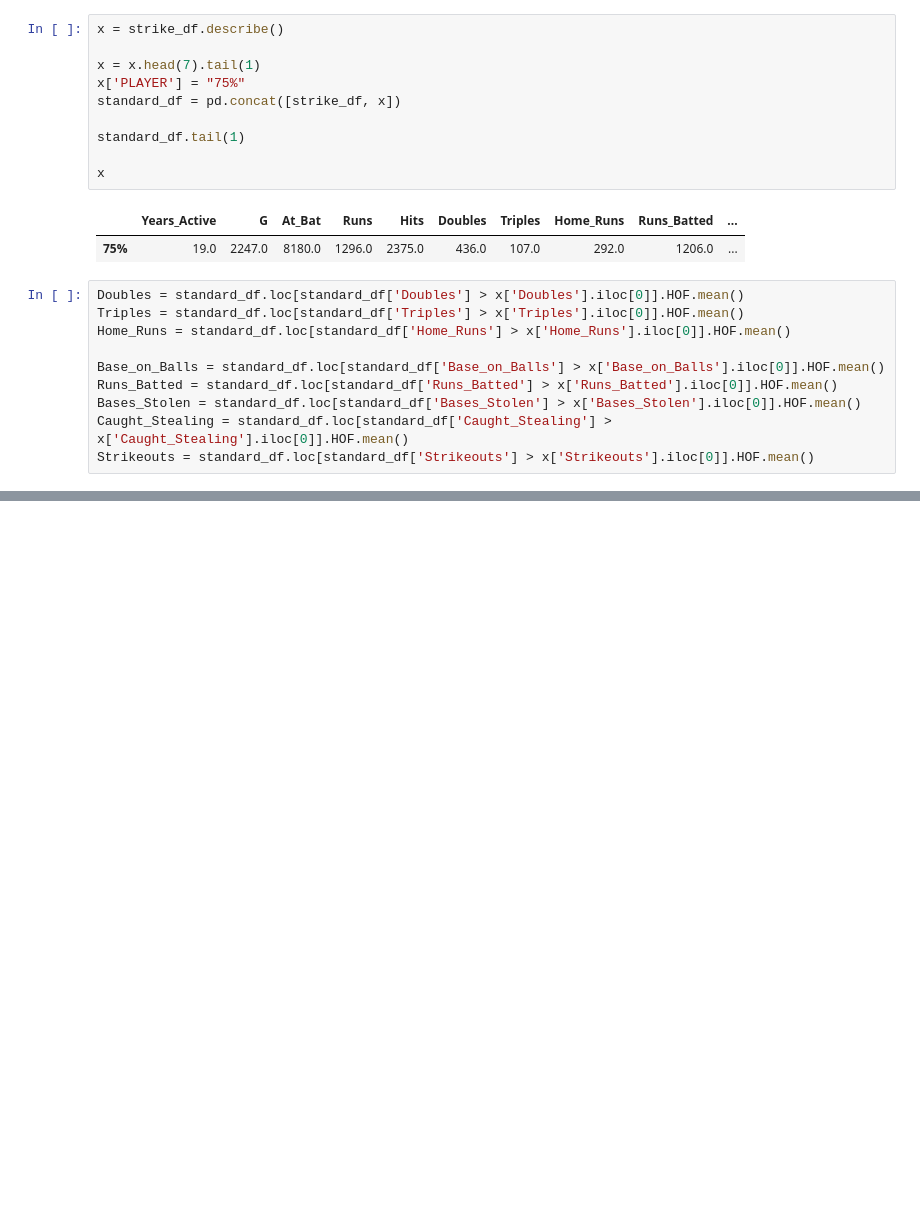
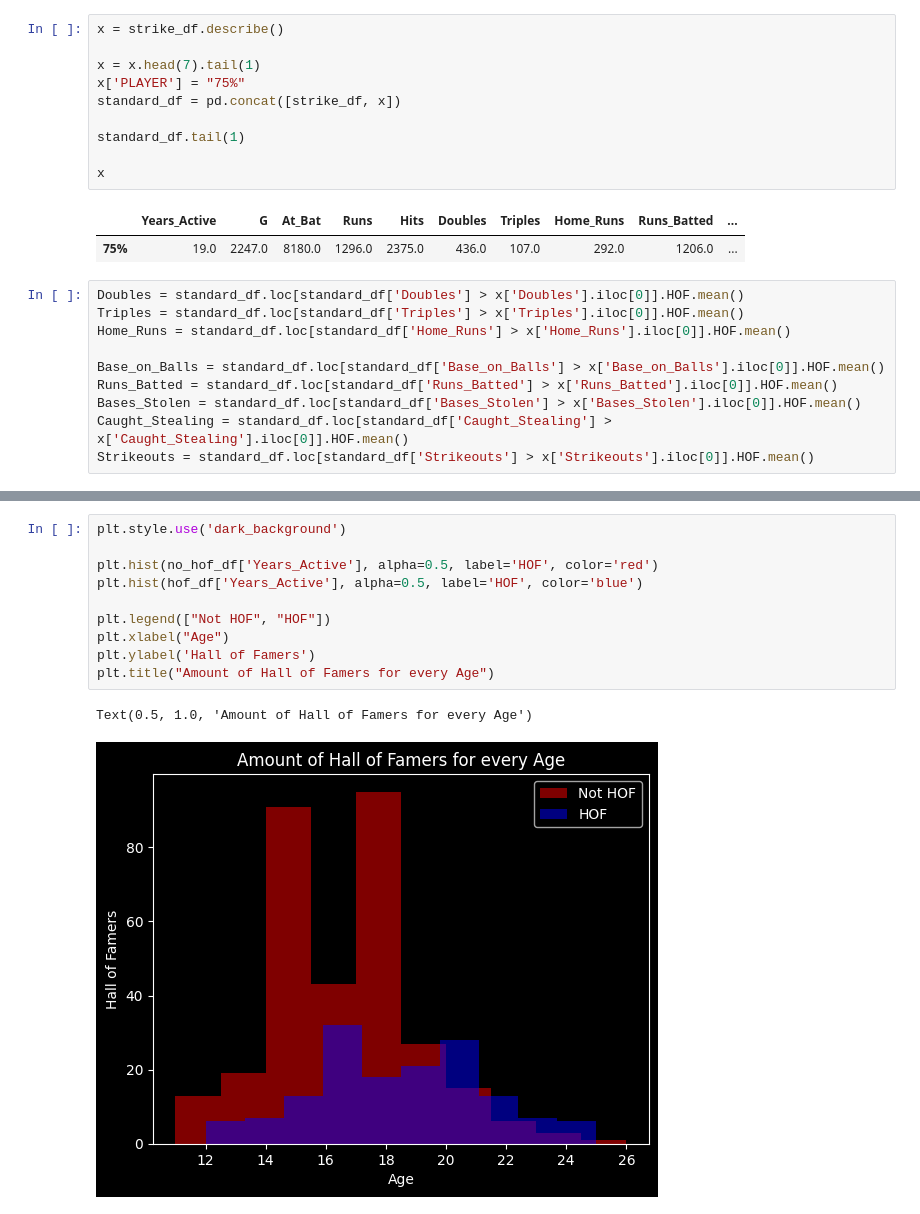
Before and after one commit to A-Peoples/DSRP_Project, a Jupyter notebook: Data_Science_Project_2025.ipynb, the cells around one changed output, grey strips where cells are left out. Cells and saved outputs as stored; diff of their text form; blank space fills up the shorter version.

```diff
--- a/Data_Science_Project_2025.ipynb
+++ b/Data_Science_Project_2025.ipynb
@@ -130,0 +110,13 @@ Text(0.5, 0, 'Average HOF')
+# %%
+plt.style.use('dark_background')
+
+plt.hist(no_hof_df['Years_Active'], alpha=0.5, label='HOF', color='red')
+plt.hist(hof_df['Years_Active'], alpha=0.5, label='HOF', color='blue')
+
+plt.legend(["Not HOF", "HOF"])
+plt.xlabel("Age")
+plt.ylabel('Hall of Famers')
+plt.title("Amount of Hall of Famers for every Age")
+# %% [output]
+Text(0.5, 1.0, 'Amount of Hall of Famers for every Age')
+[figure, added]
```
Also changed, not shown: parts of 4 cells of this notebook.
